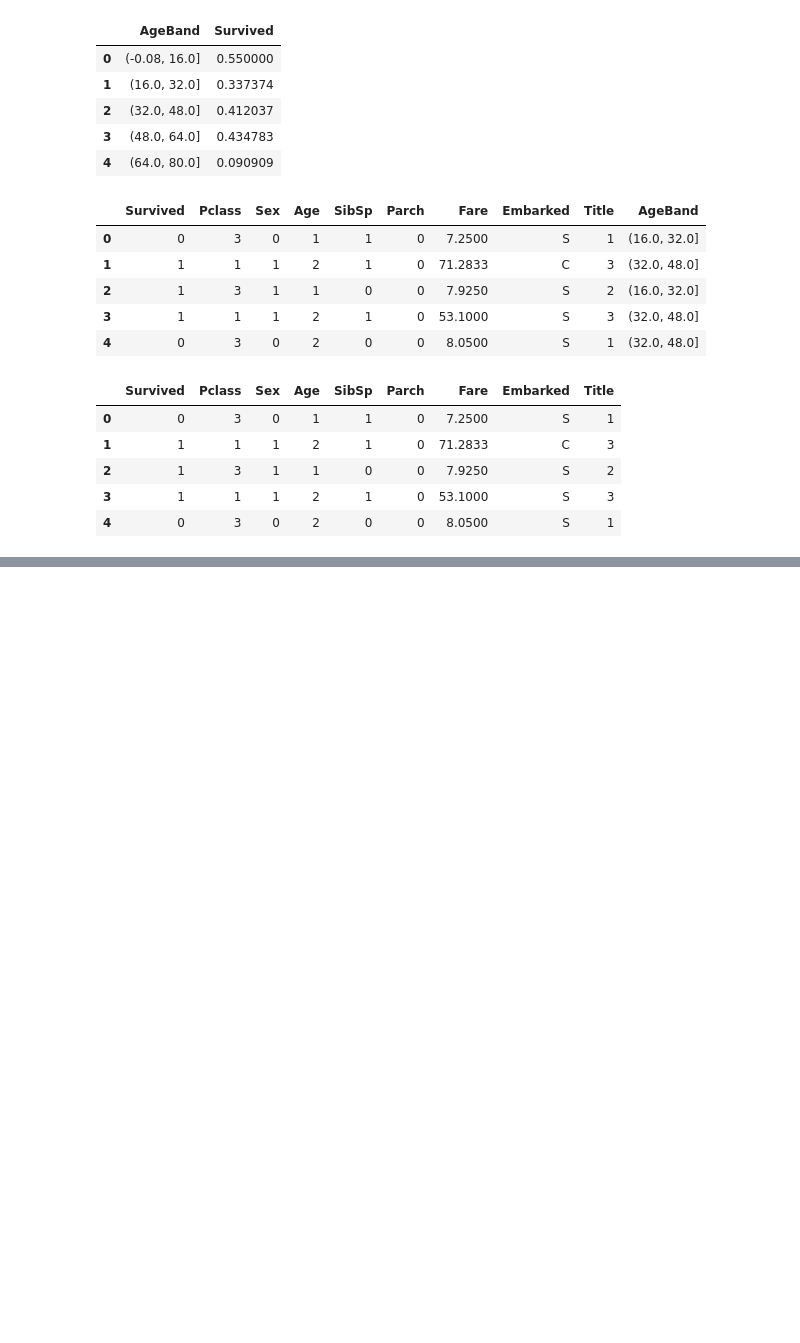
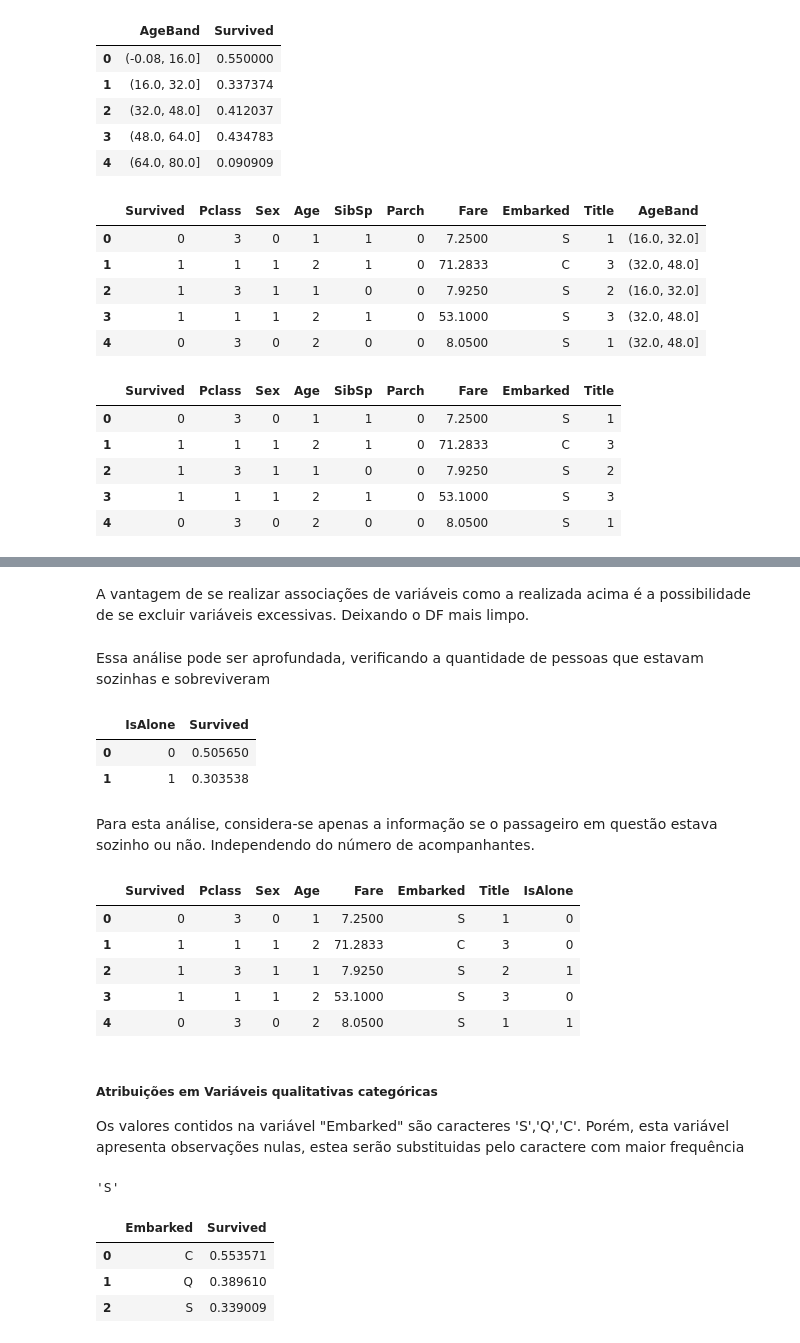
Before and after one commit to viniciusgribas/KG_titanic, a Jupyter notebook: KG_Titanic.ipynb, the cells around one changed output, grey strips where cells are left out. Saved outputs shown, nothing was run; the diff lists cells and outputs as text; code cells hidden in the pictures; blank space fills up the shorter version.

```diff
--- a/KG_Titanic.ipynb
+++ b/KG_Titanic.ipynb
@@ -548,0 +563,29 @@ treino_bd.head()
+# %% [markdown]
+A vantagem de se realizar associações de variáveis como a realizada acima é a possibilidade de se excluir variáveis excessivas. Deixando o DF mais limpo.
+# %% [markdown]
+Essa análise pode ser aprofundada, verificando a quantidade de pessoas que estavam sozinhas e sobreviveram
+# %%
+for dataset in combine:
+    dataset['IsAlone'] = 0
+    dataset.loc[dataset['FamilySize'] == 1, 'IsAlone'] = 1
+
+treino_bd[['IsAlone', 'Survived']].groupby(['IsAlone'], as_index=False).mean()
+# %% [output]
+|  | IsAlone | Survived |
+| 0 | 0 | 0.505650 |
+| 1 | 1 | 0.303538 |
+# %% [markdown]
+Para esta análise, considera-se apenas a informação se o passageiro em questão estava sozinho ou não. Independendo do número de acompanhantes.
+# %%
+treino_bd = treino_bd.drop(['Parch', 'SibSp', 'FamilySize'], axis=1)
+teste_bd = teste_bd.drop(['Parch', 'SibSp', 'FamilySize'], axis=1)
+combine = [treino_bd, teste_bd]
+
+treino_bd.head()
+# %% [output]
+|  | Survived | Pclass | Sex | Age | Fare | Embarked | Title | IsAlone |
+| 0 | 0 | 3 | 0 | 1 | 7.2500 | S | 1 | 0 |
+| 1 | 1 | 1 | 1 | 2 | 71.2833 | C | 3 | 0 |
+| 2 | 1 | 3 | 1 | 1 | 7.9250 | S | 2 | 1 |
+| 3 | 1 | 1 | 1 | 2 | 53.1000 | S | 3 | 0 |
+| 4 | 0 | 3 | 0 | 2 | 8.0500 | S | 1 | 1 |
@@ -548,0 +597,19 @@ treino_bd.head()
+# %% [markdown]
+##### Atribuições em Variáveis qualitativas categóricas
+
+Os valores contidos na variável "Embarked" são caracteres 'S','Q','C'. Porém, esta variável apresenta observações nulas, estea serão substituidas pelo caractere com maior frequência
+# %%
+freq_port = treino_bd.Embarked.dropna().mode()[0]
+freq_port
+# %% [output]
+'S'
+# %%
+for dataset in combine:
+    dataset['Embarked'] = dataset['Embarked'].fillna(freq_port)
+
+treino_bd[['Embarked', 'Survived']].groupby(['Embarked'], as_index=False).mean().sort_values(by='Survived', ascending=False)
+# %% [output]
+|  | Embarked | Survived |
+| 0 | C | 0.553571 |
+| 1 | Q | 0.389610 |
+| 2 | S | 0.339009 |
```
Also changed, not shown: parts of 26 cells of this notebook.
